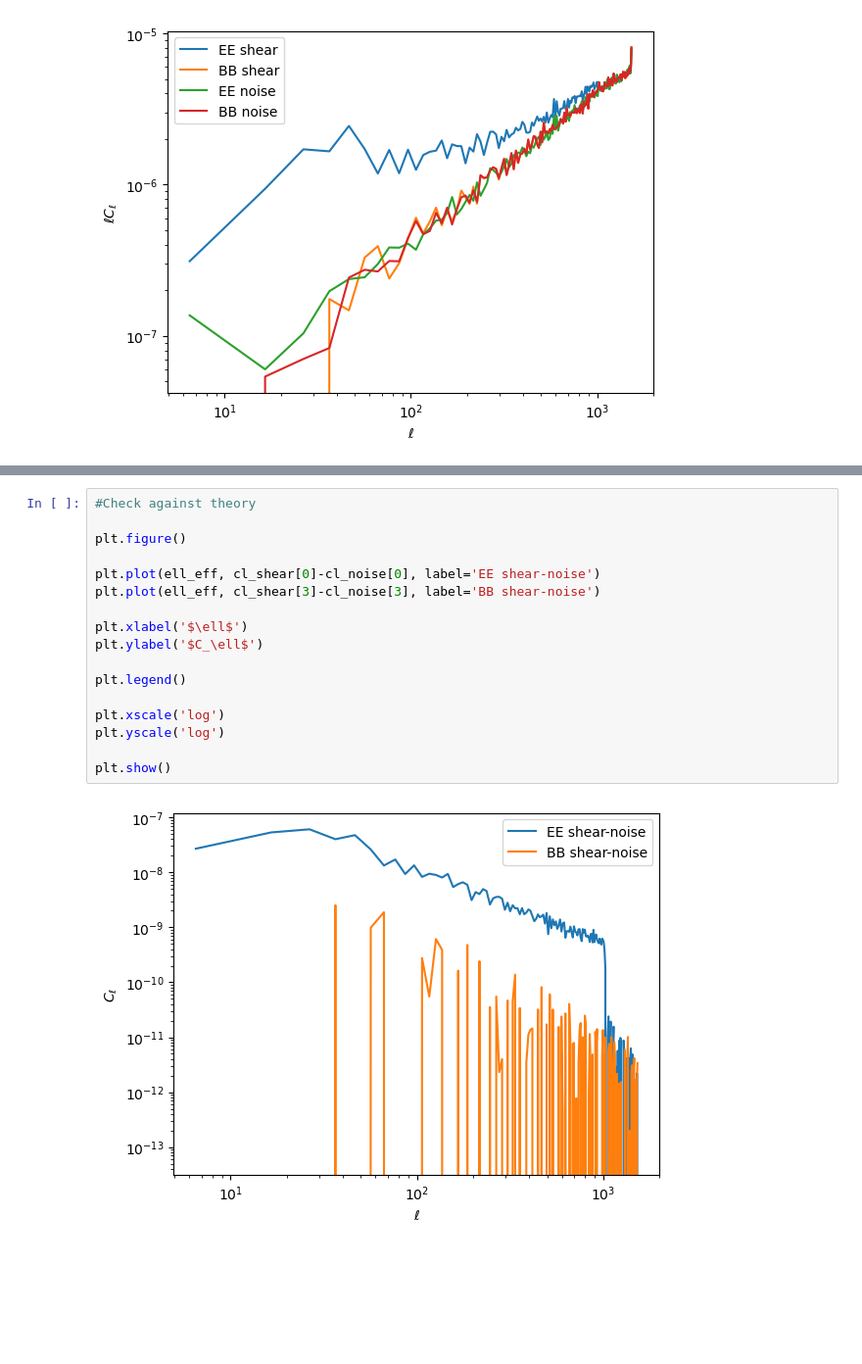
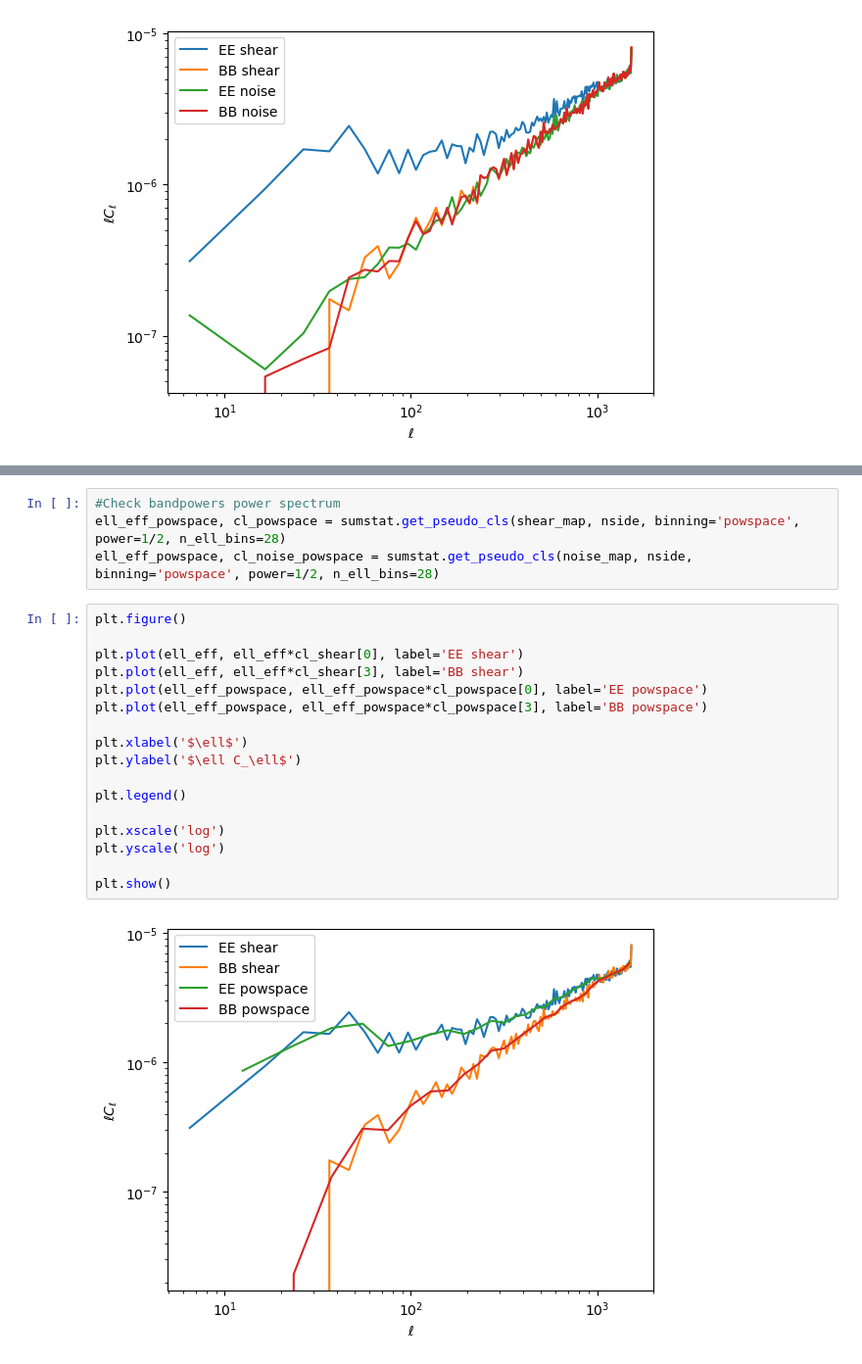
Before and after one commit to sachaguer/UNIONS_forward_model, a Jupyter notebook: notebooks/summary_statistics.ipynb, the cells around one changed output, grey strips where cells are left out. Shown at 98% size. Saved outputs shown, nothing was run; the diff lists cells and outputs as text; blank space fills up the shorter version.

Commit message:
Add pseudo-CL measurement. Update README and run.py

```diff
--- a/notebooks/summary_statistics.ipynb
+++ b/notebooks/summary_statistics.ipynb
@@ -80,19 +141,23 @@ plt.show()
+# %%
+#Check bandpowers power spectrum
+ell_eff_powspace, cl_powspace = sumstat.get_pseudo_cls(shear_map, nside, binning='powspace', power=1/2, n_ell_bins=28)
+ell_eff_powspace, cl_noise_powspace = sumstat.get_pseudo_cls(noise_map, nside, binning='powspace', power=1/2, n_ell_bins=28)
 # %%
-#Check against theory
-
 plt.figure()
 
-plt.plot(ell_eff, cl_shear[0]-cl_noise[0], label='EE shear-noise')
-plt.plot(ell_eff, cl_shear[3]-cl_noise[3], label='BB shear-noise')
+plt.plot(ell_eff, ell_eff*cl_shear[0], label='EE shear')
+plt.plot(ell_eff, ell_eff*cl_shear[3], label='BB shear')
+plt.plot(ell_eff_powspace, ell_eff_powspace*cl_powspace[0], label='EE powspace')
+plt.plot(ell_eff_powspace, ell_eff_powspace*cl_powspace[3], label='BB powspace')
 
 plt.xlabel('$\ell$')
-plt.ylabel('$C_\ell$')
+plt.ylabel('$\ell C_\ell$')
 
 plt.legend()
 
 plt.xscale('log')
 plt.yscale('log')
 
 plt.show()
 # %% [output]
-[figure, old version]
+[figure, new version]
```
Also changed, not shown: parts of 15 cells of this notebook, 5 other files.
